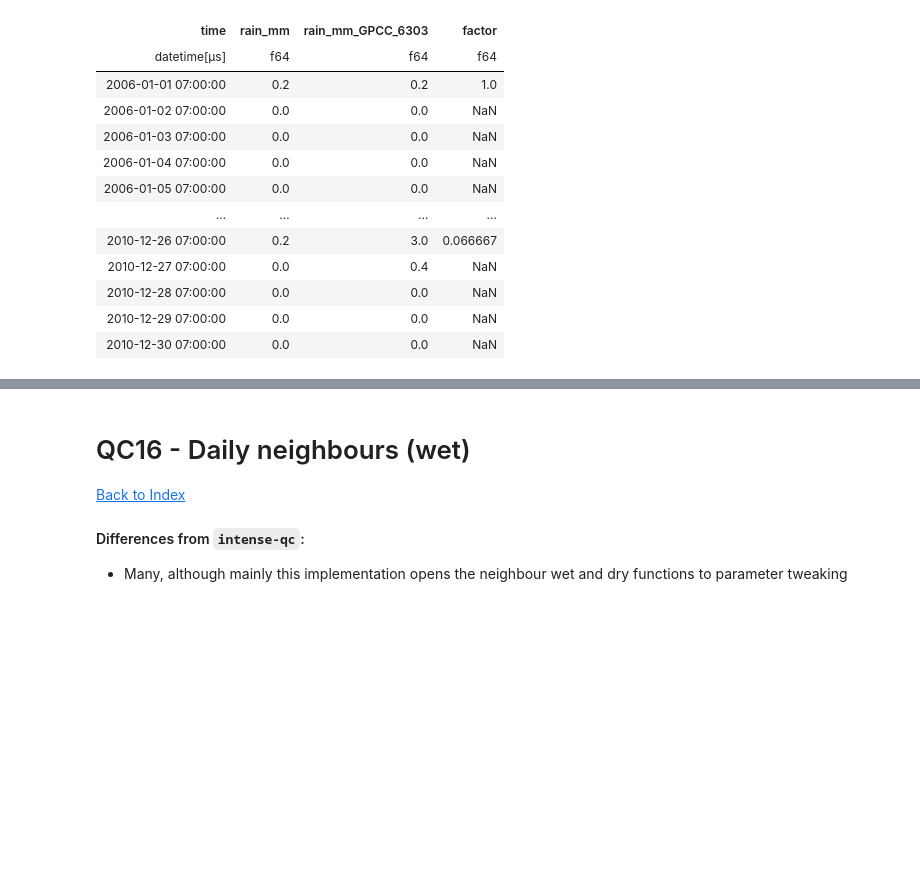
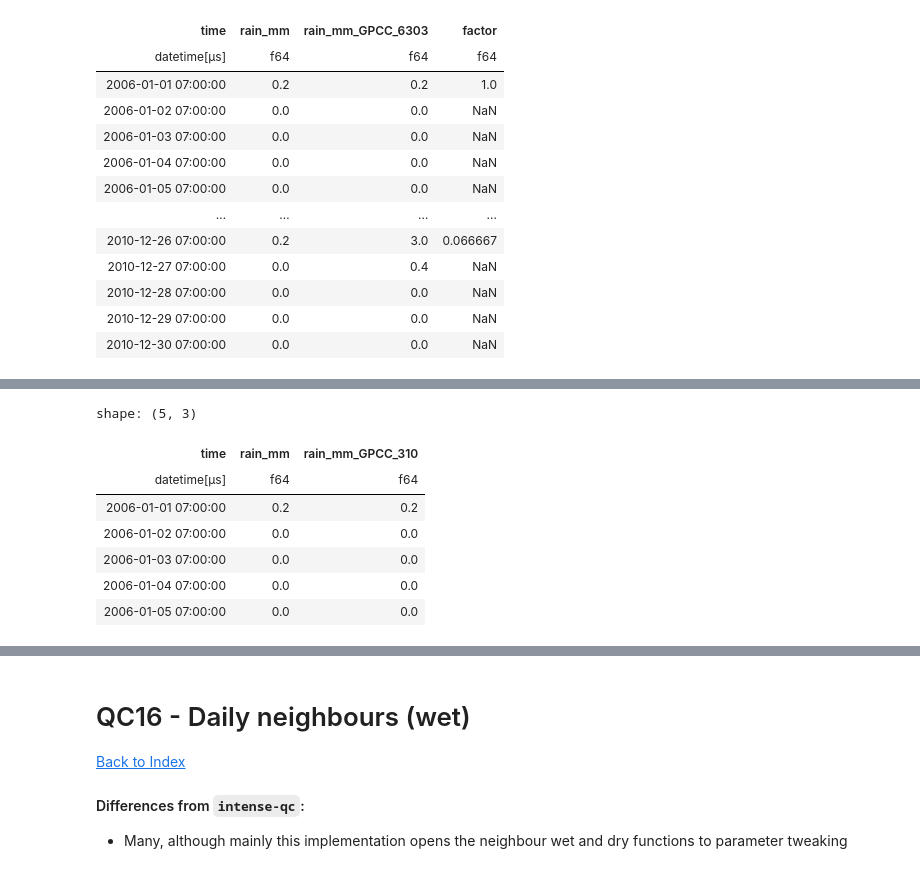
Before and after one commit to Thomasjkeel/RainfallQC-notebooks, a Jupyter notebook: notebooks/neighbour_checks.ipynb, the cells around one changed output, grey strips where cells are left out. Saved outputs shown, nothing was run; the diff lists cells and outputs as text; code cells hidden in the pictures; blank space fills up the shorter version.

```diff
--- a/notebooks/neighbour_checks.ipynb
+++ b/notebooks/neighbour_checks.ipynb
@@ -576,0 +554,13 @@ perc: 0.7673758865248227, p_corr: 0.009778374017001294, f_mean: 0.21056017953340
+# %%
+joined_gauges_gpcc = target_gauge_daily.join(example_gpcc, on='time', suffix=f'_GPCC_{gpcc_id_name}')
+joined_gauges_gpcc = joined_gauges_gpcc.drop_nans()
+joined_gauges_gpcc.head()
+# %% [output]
+shape: (5, 3)
+| time | rain_mm | rain_mm_GPCC_310 |
+| datetime[μs] | f64 | f64 |
+| 2006-01-01 07:00:00 | 0.2 | 0.2 |
+| 2006-01-02 07:00:00 | 0.0 | 0.0 |
+| 2006-01-03 07:00:00 | 0.0 | 0.0 |
+| 2006-01-04 07:00:00 | 0.0 | 0.0 |
+| 2006-01-05 07:00:00 | 0.0 | 0.0 |
```
Also changed, not shown: parts of 26 cells of this notebook.
